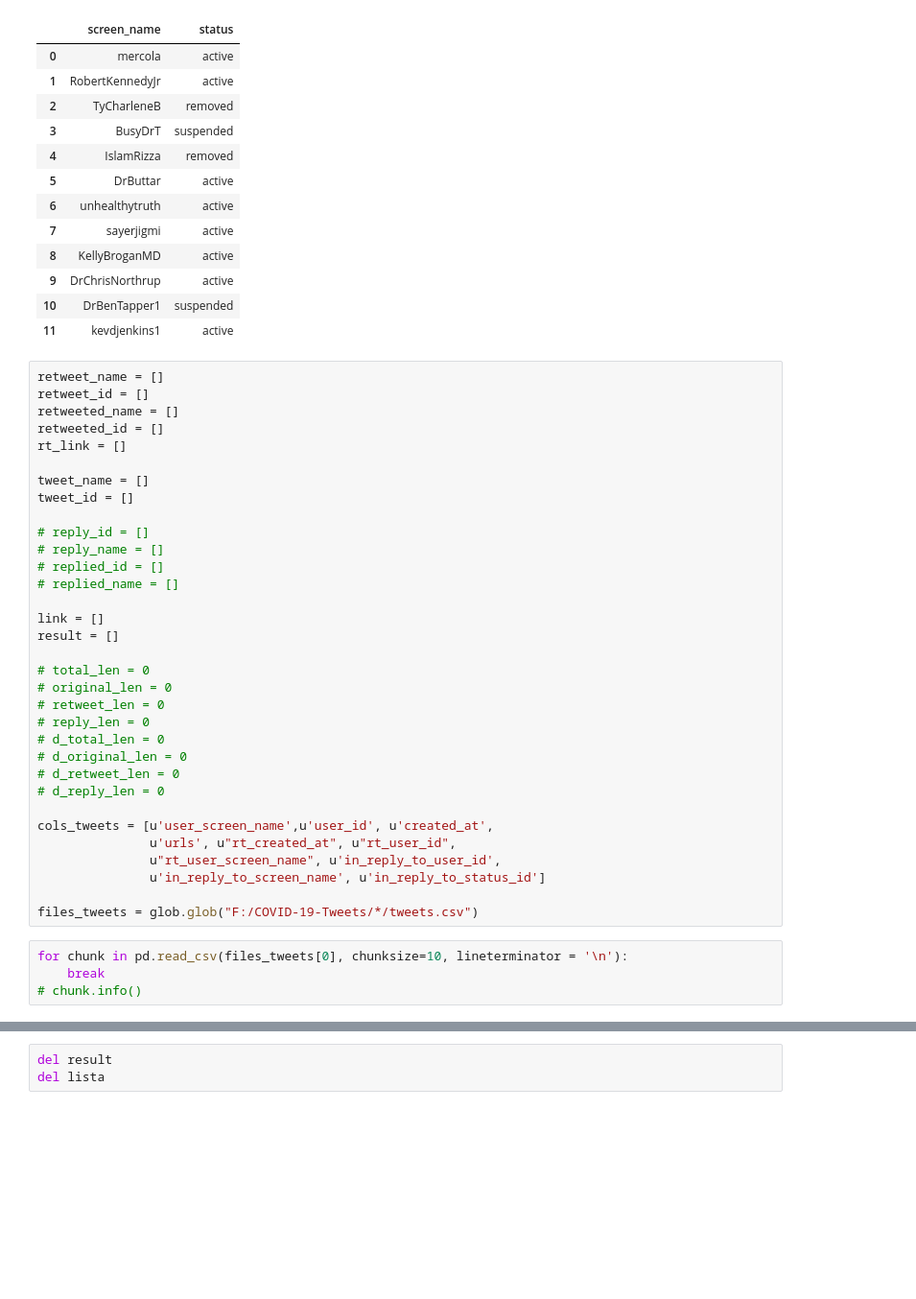
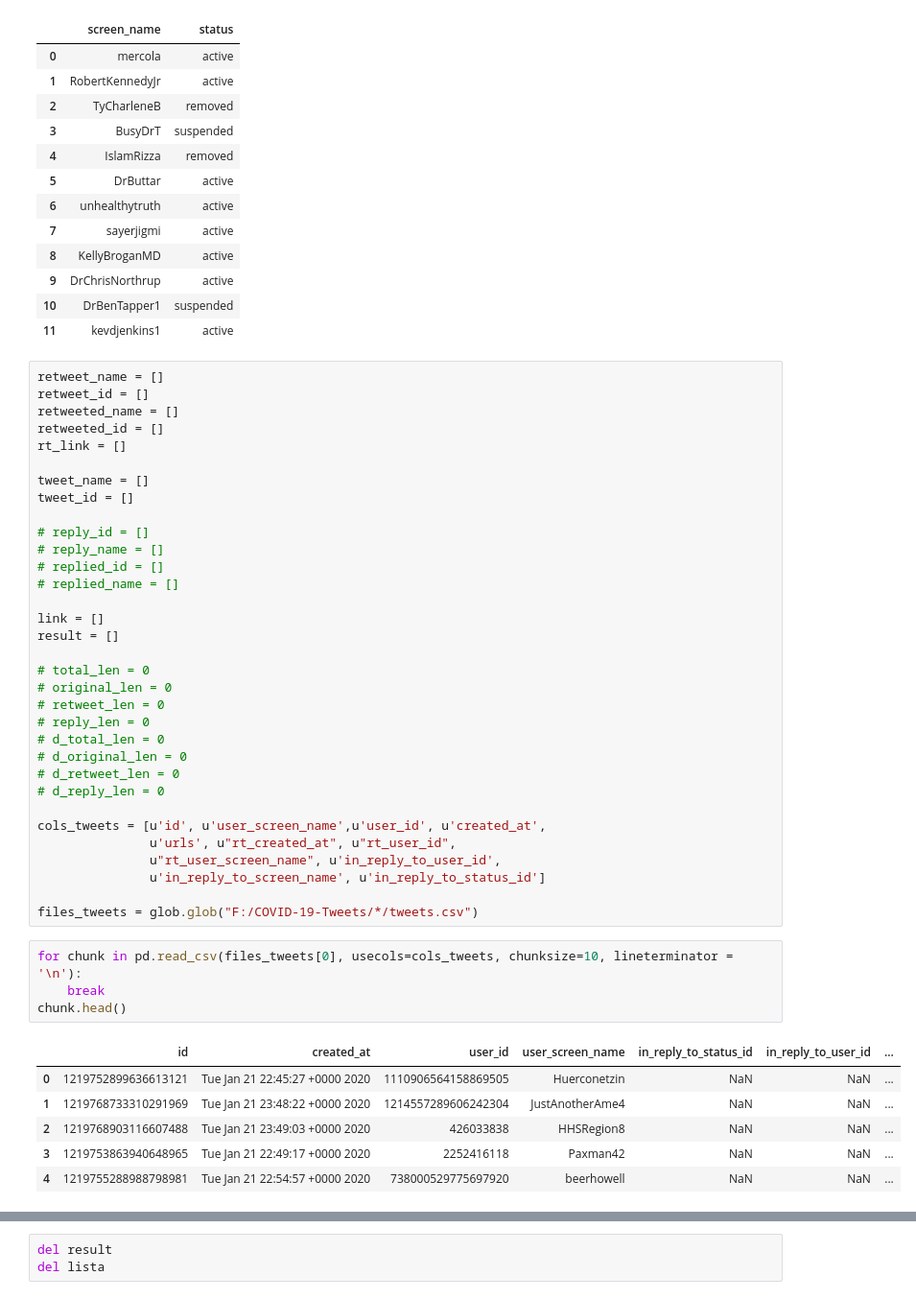
Before and after one commit to gi-ux/BachelorProject, a Jupyter notebook: notebook/Disinform_CCDH.ipynb, the cells around one changed output, grey strips where cells are left out. Shown at 96% size. Saved outputs shown, nothing was run; the diff lists cells and outputs as text; blank space fills up the shorter version.

```diff
--- a/notebook/Disinform_CCDH.ipynb
+++ b/notebook/Disinform_CCDH.ipynb
@@ -137,16 +137,23 @@ result = []
 # d_retweet_len = 0
 # d_reply_len = 0
 
-cols_tweets = [u'user_screen_name',u'user_id', u'created_at',
+cols_tweets = [u'id', u'user_screen_name',u'user_id', u'created_at',
                u'urls', u"rt_created_at", u"rt_user_id",
                u"rt_user_screen_name", u'in_reply_to_user_id',
                u'in_reply_to_screen_name', u'in_reply_to_status_id']
 
 files_tweets = glob.glob("F:/COVID-19-Tweets/*/tweets.csv")
 # %%
-for chunk in pd.read_csv(files_tweets[0], chunksize=10, lineterminator = '\n'):
+for chunk in pd.read_csv(files_tweets[0], usecols=cols_tweets, chunksize=10, lineterminator = '\n'):
     break
-# chunk.info()
+chunk.head()
+# %% [output]
+|  | id | created_at | user_id | user_screen_name | in_reply_to_status_id | in_reply_to_user_id | ... |
+| 0 | 1219752899636613121 | Tue Jan 21 22:45:27 +0000 2020 | 1110906564158869505 | Huerconetzin | NaN | NaN | ... |
+| 1 | 1219768733310291969 | Tue Jan 21 23:48:22 +0000 2020 | 1214557289606242304 | JustAnotherAme4 | NaN | NaN | ... |
+| 2 | 1219768903116607488 | Tue Jan 21 23:49:03 +0000 2020 | 426033838 | HHSRegion8 | NaN | NaN | ... |
+| 3 | 1219753863940648965 | Tue Jan 21 22:49:17 +0000 2020 | 2252416118 | Paxman42 | NaN | NaN | ... |
+| 4 | 1219755288988798981 | Tue Jan 21 22:54:57 +0000 2020 | 738000529775697920 | beerhowell | NaN | NaN | ... |
 # %%
 importlib.reload(tweets_utils)
 start_time = time.perf_counter()
```
Also changed, not shown: parts of 3 cells of this notebook, 3 other files.
